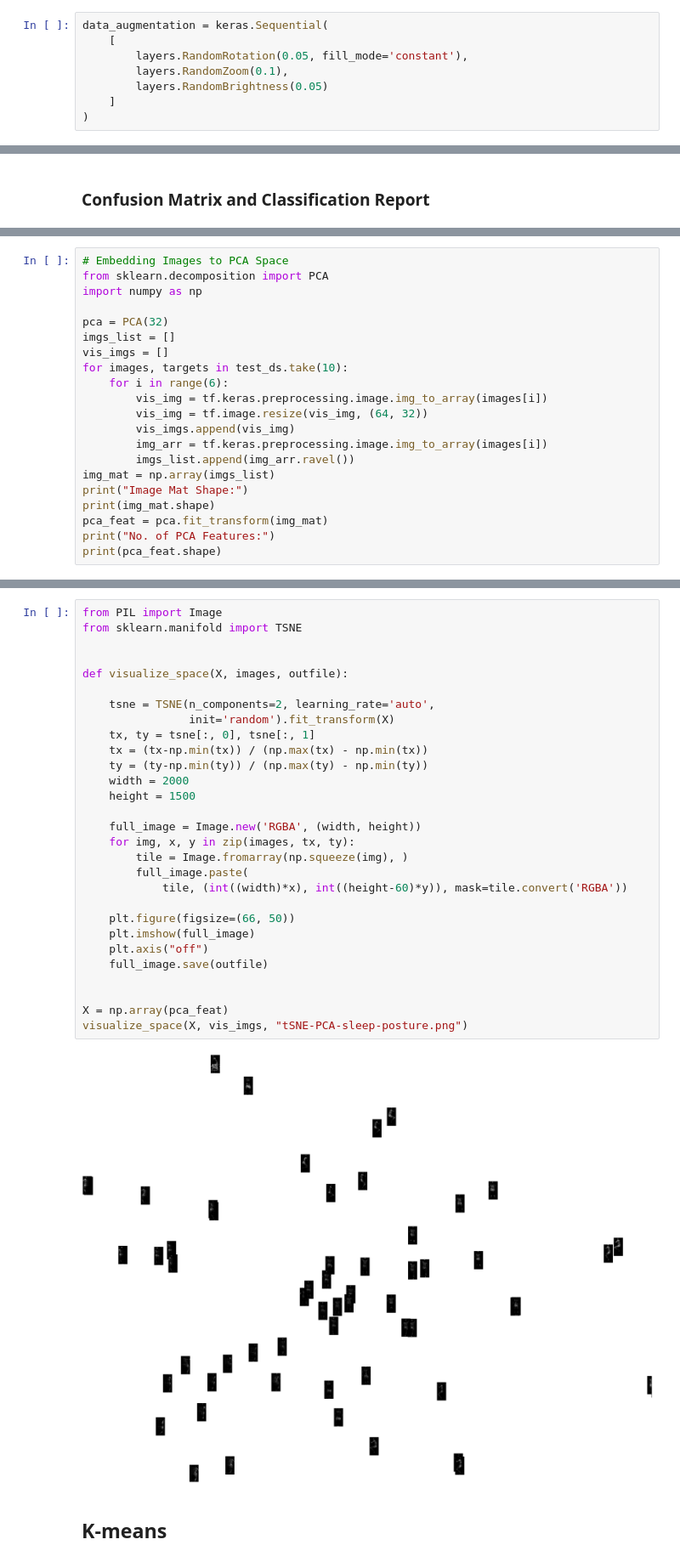
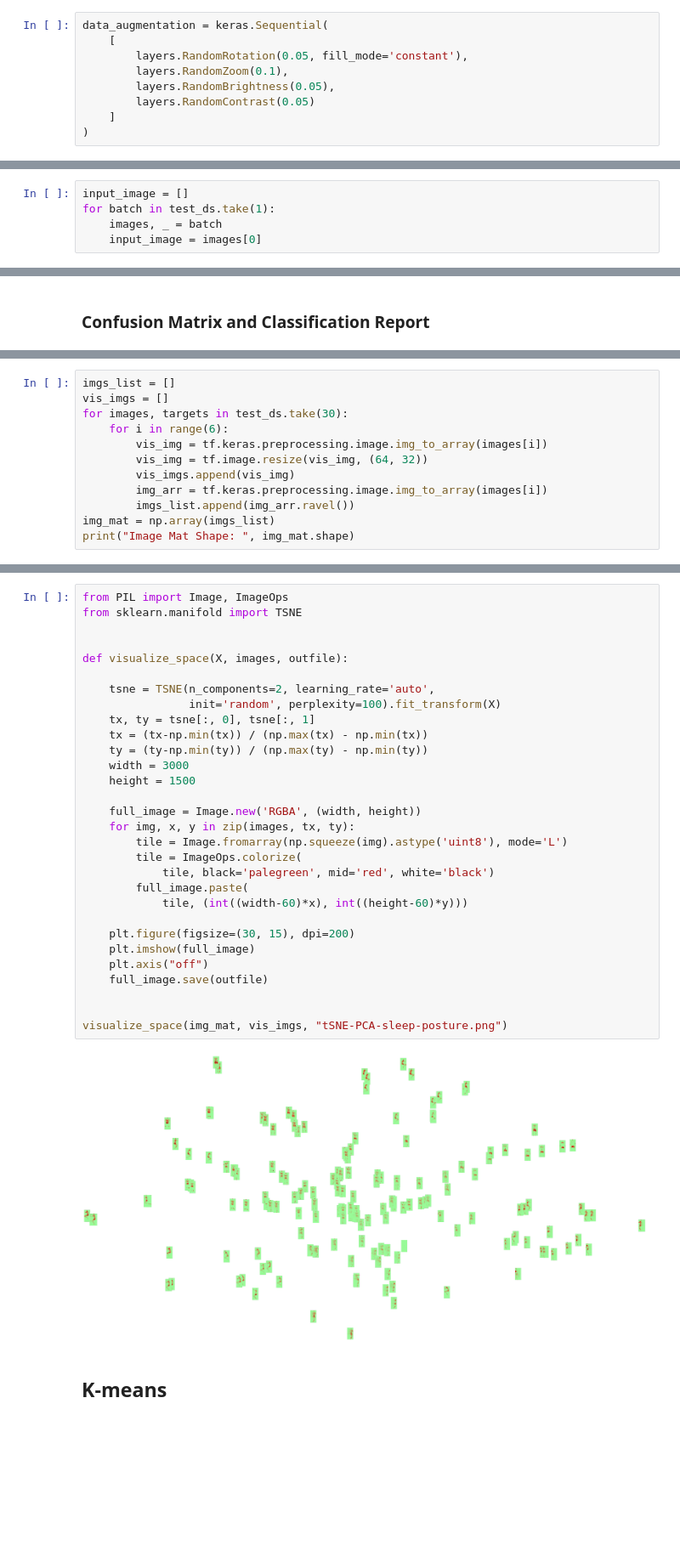
Before and after one commit to orxan77/sleep-posture-monitoring, a Jupyter notebook: notebooks/p2_image_classification.ipynb, the cells around one changed output, grey strips where cells are left out. Shown at 85% size. Saved outputs shown, nothing was run; the diff lists cells and outputs as text; blank space fills up the shorter version.

```diff
--- a/notebooks/p2_image_classification.ipynb
+++ b/notebooks/p2_image_classification.ipynb
@@ -79,7 +80,8 @@ data_augmentation = keras.Sequential(
     [
         layers.RandomRotation(0.05, fill_mode='constant'),
         layers.RandomZoom(0.1),
-        layers.RandomBrightness(0.05)
+        layers.RandomBrightness(0.05),
+        layers.RandomContrast(0.05)
     ]
 )
 # %%
@@ -185,3 +167,8 @@ WARNING:tensorflow:Using a while_loop for converting Bitcast
 # %% [markdown]
 ### What CNNs see
+# %%
+input_image = []
+for batch in test_ds.take(1):
+    images, _ = batch
+    input_image = images[0]
 # %%
@@ -322,12 +309,7 @@ weighted avg       0.99      0.99      0.99       206
 # %%
-# Embedding Images to PCA Space
-from sklearn.decomposition import PCA
-import numpy as np
-
-pca = PCA(32)
 imgs_list = []
 vis_imgs = []
-for images, targets in test_ds.take(10):
+for images, targets in test_ds.take(30):
     for i in range(6):
         vis_img = tf.keras.preprocessing.image.img_to_array(images[i])
         vis_img = tf.image.resize(vis_img, (64, 32))
@@ -335,9 +317,5 @@ for images, targets in test_ds.take(10):
         img_arr = tf.keras.preprocessing.image.img_to_array(images[i])
         imgs_list.append(img_arr.ravel())
 img_mat = np.array(imgs_list)
-print("Image Mat Shape:")
-print(img_mat.shape)
-pca_feat = pca.fit_transform(img_mat)
-print("No. of PCA Features:")
-print(pca_feat.shape)
+print("Image Mat Shape: ", img_mat.shape)
 # %% [output]
@@ -348,34 +323,35 @@ No. of PCA Features:
 # %%
-from PIL import Image
+from PIL import Image, ImageOps
 from sklearn.manifold import TSNE
 
 
 def visualize_space(X, images, outfile):
 
     tsne = TSNE(n_components=2, learning_rate='auto',
-                init='random').fit_transform(X)
+                init='random', perplexity=100).fit_transform(X)
     tx, ty = tsne[:, 0], tsne[:, 1]
     tx = (tx-np.min(tx)) / (np.max(tx) - np.min(tx))
     ty = (ty-np.min(ty)) / (np.max(ty) - np.min(ty))
-    width = 2000
+    width = 3000
     height = 1500
 
     full_image = Image.new('RGBA', (width, height))
     for img, x, y in zip(images, tx, ty):
-        tile = Image.fromarray(np.squeeze(img), )
+        tile = Image.fromarray(np.squeeze(img).astype('uint8'), mode='L')
+        tile = ImageOps.colorize(
+            tile, black='palegreen', mid='red', white='black')
         full_image.paste(
-            tile, (int((width)*x), int((height-60)*y)), mask=tile.convert('RGBA'))
+            tile, (int((width-60)*x), int((height-60)*y)))
 
-    plt.figure(figsize=(66, 50))
+    plt.figure(figsize=(30, 15), dpi=200)
     plt.imshow(full_image)
     plt.axis("off")
     full_image.save(outfile)
 
 
-X = np.array(pca_feat)
-visualize_space(X, vis_imgs, "tSNE-PCA-sleep-posture.png")
+visualize_space(img_mat, vis_imgs, "tSNE-PCA-sleep-posture.png")
 # %% [output]
-[figure, old version]
+[figure, new version]
 # %% [markdown]
 ## K-means
 # %%
```
Also changed, not shown: parts of 17 cells of this notebook.
